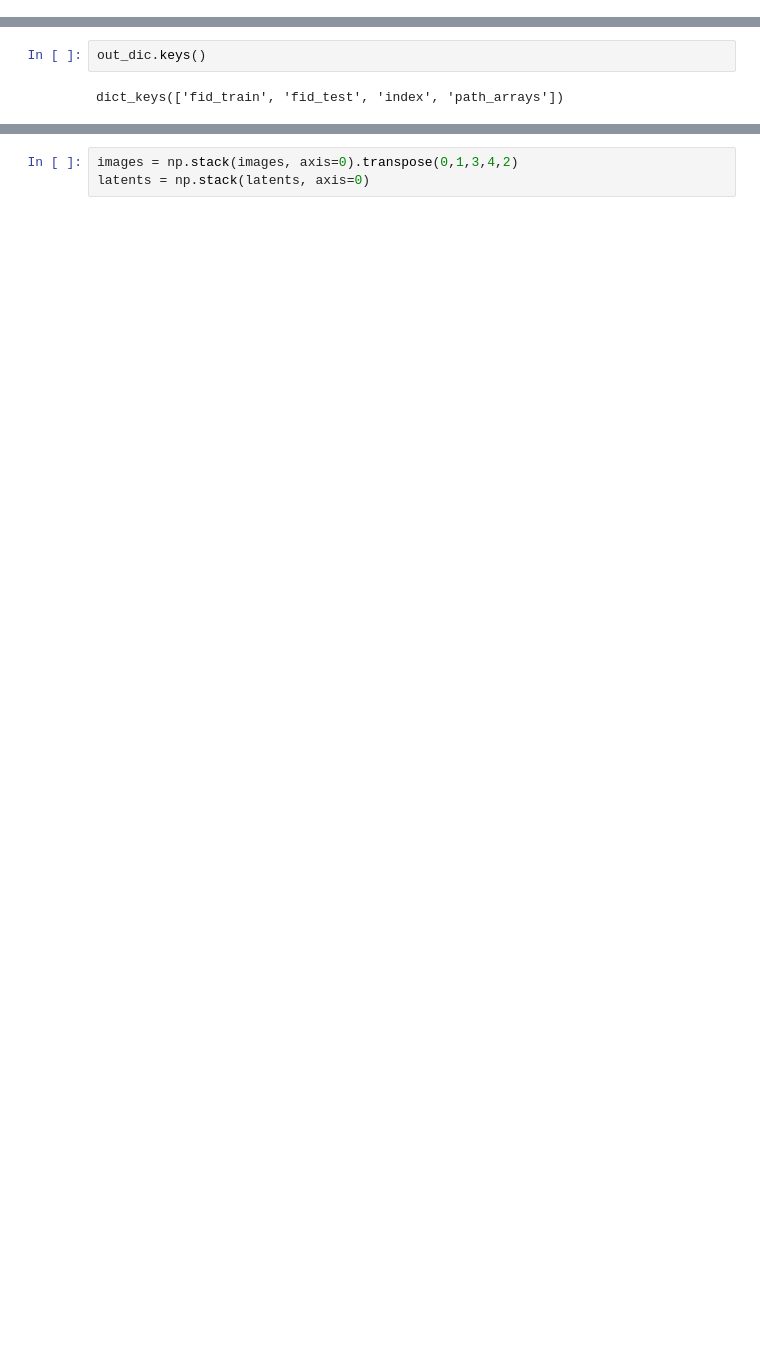
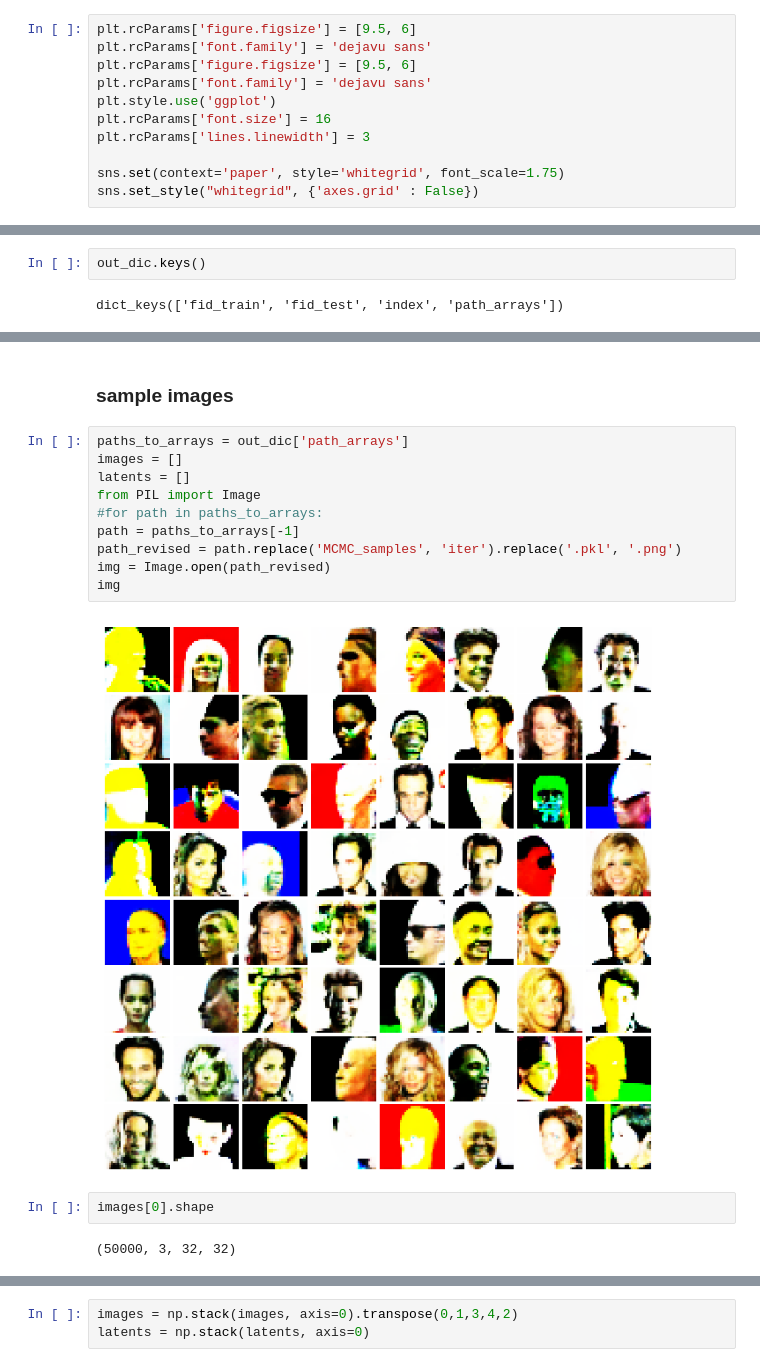
Before and after one commit to MichaelArbel/GeneralizedEBM, a Jupyter notebook: notebooks/Sampling.ipynb, the cells around one changed output, grey strips where cells are left out. Drawn from its saved outputs; the diff is of its cells as text; blank space fills up the shorter version.

```diff
--- a/notebooks/Sampling.ipynb
+++ b/notebooks/Sampling.ipynb
@@ -28,5 +34,16 @@ if  os.path.basename(os.path.normpath(cwd))=='notebooks':
     os.chdir("../")
 
 from helpers import load_dictionary
+# %%
+plt.rcParams['figure.figsize'] = [9.5, 6]
+plt.rcParams['font.family'] = 'dejavu sans'
+plt.rcParams['figure.figsize'] = [9.5, 6]
+plt.rcParams['font.family'] = 'dejavu sans'
+plt.style.use('ggplot')
+plt.rcParams['font.size'] = 16
+plt.rcParams['lines.linewidth'] = 3
+
+sns.set(context='paper', style='whitegrid', font_scale=1.75)
+sns.set_style("whitegrid", {'axes.grid' : False})
 # %%
 dirname = 'figures/'
@@ -65,0 +138,18 @@ for path in paths_to_arrays:
+# %% [markdown]
+### sample images
+# %%
+paths_to_arrays = out_dic['path_arrays']
+images = []
+latents = []
+from PIL import Image
+#for path in paths_to_arrays:
+path = paths_to_arrays[-1]
+path_revised = path.replace('MCMC_samples', 'iter').replace('.pkl', '.png')
+img = Image.open(path_revised)
+img
+# %% [output]
+[figure, added]
+# %%
+images[0].shape
+# %% [output]
+(50000, 3, 32, 32)
```
Also changed, not shown: parts of 17 cells of this notebook, 1 other file.
